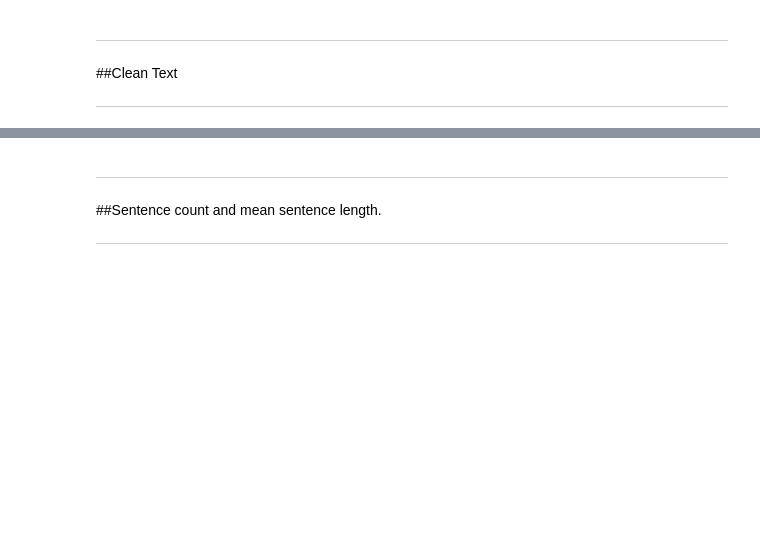
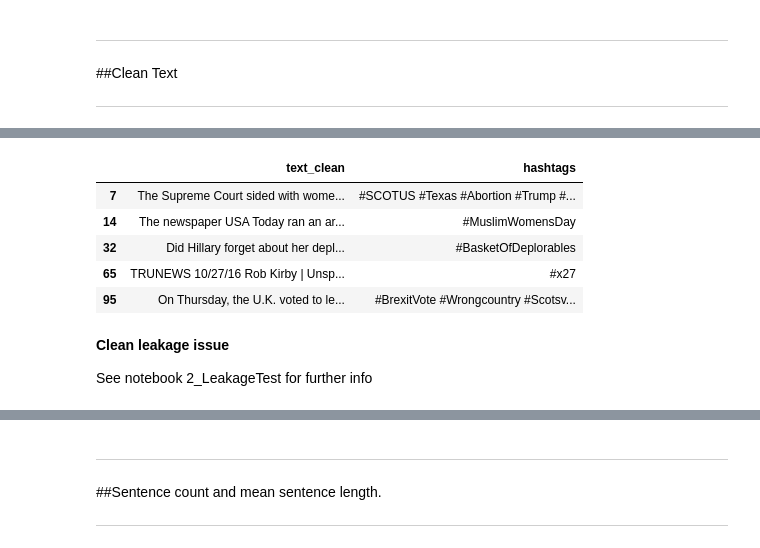
Before and after one commit to desireedisco/MSDS-Machine-Learning-Supervised, a Jupyter notebook: 1_Data_Preprocess.ipynb, the cells around one changed output, grey strips where cells are left out. Saved outputs shown, nothing was run; the diff lists cells and outputs as text; code cells hidden in the pictures; blank space fills up the shorter version.

```diff
--- a/1_Data_Preprocess.ipynb
+++ b/1_Data_Preprocess.ipynb
@@ -448,3 +444,17 @@ data[['text_clean', 'hashtags', 'hashtag_count']] = data['text_clean'].apply(lam
+# %%
+# show changes
+data.loc[data['hashtags'].str.len()>0,['text_clean', 'hashtags']].head()
+# %% [output]
+|  | text_clean | hashtags |
+| 7 | The Supreme Court sided with wome... | #SCOTUS #Texas #Abortion #Trump #... |
+| 14 | The newspaper USA Today ran an ar... | #MuslimWomensDay |
+| 32 | Did Hillary forget about her depl... | #BasketOfDeplorables |
+| 65 | TRUNEWS 10/27/16 Rob Kirby | Unsp... | #x27 |
+| 95 | On Thursday, the U.K. voted to le... | #BrexitVote #Wrongcountry #Scotsv... |
+# %% [markdown]
+**Clean leakage issue**
+
+See notebook 2_LeakageTest for further info
 # %%
 # clean the references to (Reuters) from the text column
 def clean_reuters_leakage(text):
```
Also changed, not shown: parts of 59 cells of this notebook.
